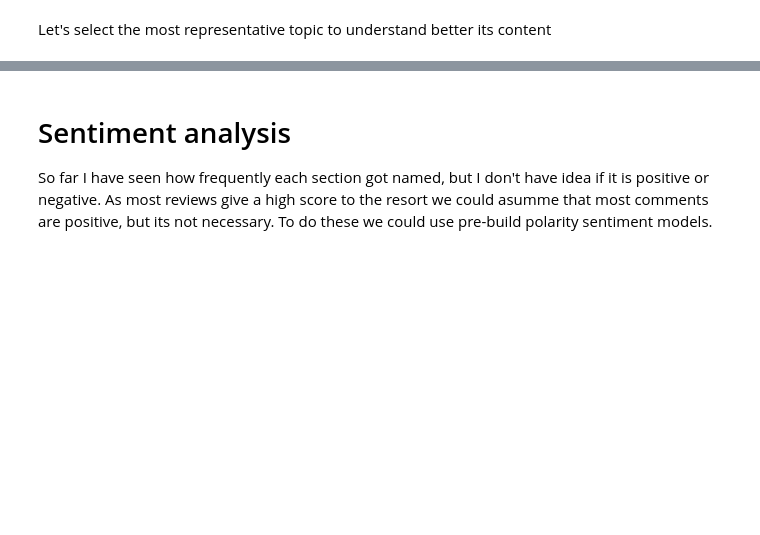
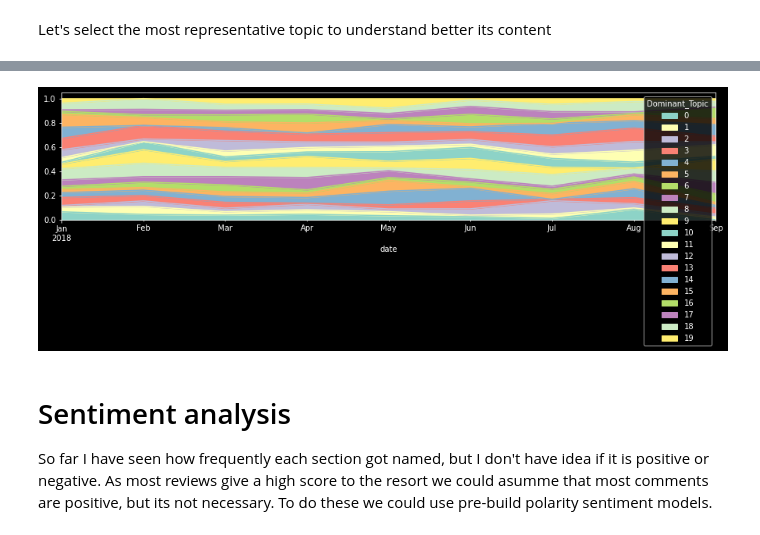
Before and after one commit to pippo-sci/Pullman, a Jupyter notebook: Reputation Timeline Sea Temple.ipynb, the cells around one changed output, grey strips where cells are left out. Saved outputs shown, nothing was run; the diff lists cells and outputs as text; code cells hidden in the pictures; blank space fills up the shorter version.

```diff
--- a/Reputation Timeline Sea Temple.ipynb
+++ b/Reputation Timeline Sea Temple.ipynb
@@ -873,3 +861,7 @@ Now can we have a look to the content of the topics. We can even interpret them
+# %%
+topic_time.loc['2018':'2018',:].plot(kind='area',figsize=(15,3));
+# %% [output]
+[figure, added]
 # %% [markdown]
 # Sentiment analysis
 
```
Also changed, not shown: parts of 38 cells of this notebook, 11 other files.
